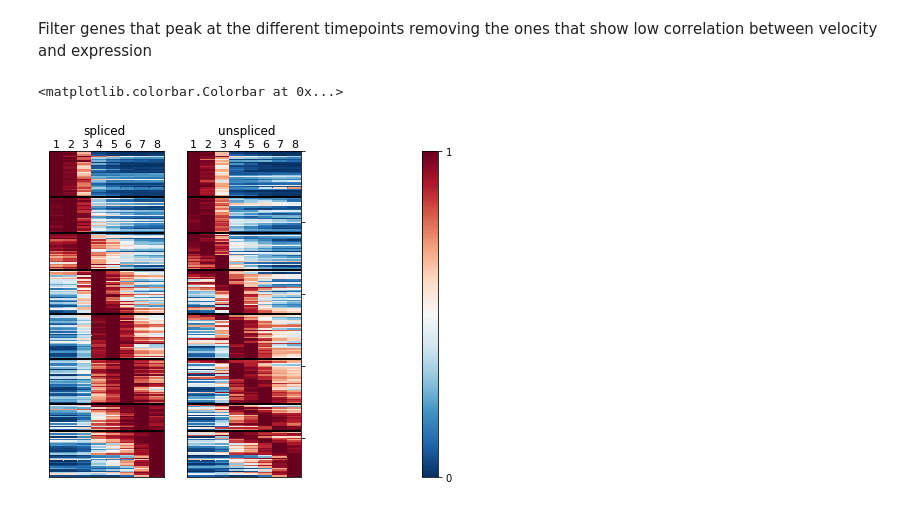
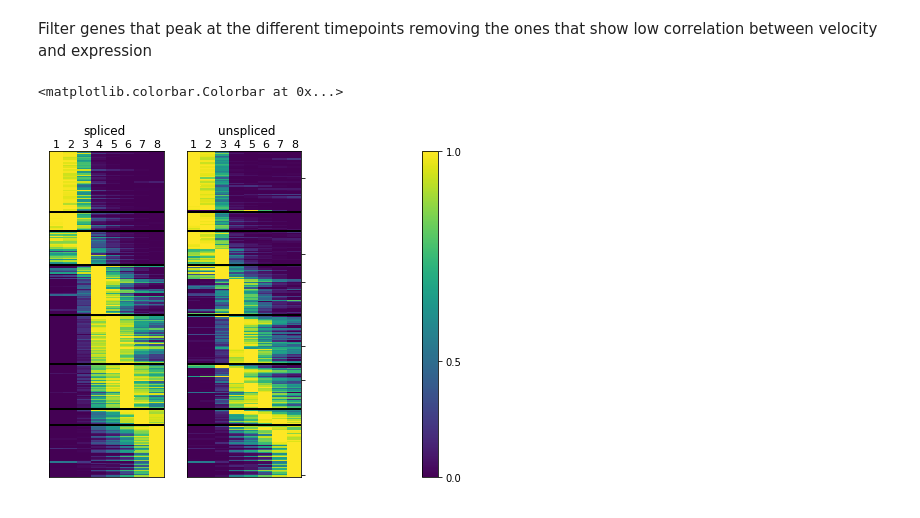
Before and after one commit to velocyto-team/velocyto-notebooks, a Jupyter notebook: python/hgForebrainGlutamatergic.ipynb, the cells around one changed output. Cells and saved outputs as stored; diff of their text form; code cells hidden in the pictures.

Commit message:
Updated Forebrain Glutamatergic analysis notebook

```diff
--- a/python/hgForebrainGlutamatergic.ipynb
+++ b/python/hgForebrainGlutamatergic.ipynb
@@ -133,4 +133,5 @@ vlm.adjust_totS_totU(normalize_total=True, fit_with_low_U=False, svr_C=1, svr_ga
 vlm.perform_PCA()
 plt.plot(np.cumsum(vlm.pca.explained_variance_ratio_)[:100])
 n_comps = np.where(np.diff(np.diff(np.cumsum(vlm.pca.explained_variance_ratio_))>0.0055))[0][0]
+vlm.pcs[:,1] *= -1 # flip for consistency with previous version
 # %% [output]
@@ -154,8 +156,8 @@ labels = np.argsort(aggregate(labels, pc_obj.arclength, func="mean"))[labels]
 manual_annotation = {str(i):[i] for i in labels}
 annotation_dict = {v:k for k, values in manual_annotation.items() for v in values }
 clusters = np.array([annotation_dict[i] for i in labels])
-colors20 = np.vstack((plt.cm.Vega20b(np.linspace(0., 1, 20))[::2], plt.cm.Vega20c(np.linspace(0, 1, 20))[1::2]))
-vlm.set_clusters(clusters, cluter_colors_dict={k:colors20[v[0] % 20,:] for k,v in manual_annotation.items()})
+colors20 = np.vstack((plt.cm.tab20b(np.linspace(0., 1, 20))[::2], plt.cm.tab20c(np.linspace(0, 1, 20))[1::2]))
+vlm.set_clusters(clusters, cluster_colors_dict={k:colors20[v[0] % 20,:] for k,v in manual_annotation.items()})
 # %%
 k = 550
 vlm.knn_imputation(n_pca_dims=n_comps,k=k, balanced=True,
@@ -203,0 +213,2 @@ plt.axis("equal");
+# %%
+ds = loompy.connect("data/hgForebrainGlut.loom")
@@ -298,3 +360,16 @@ Usort = u[ix_filter,:] / u[ix_filter,:].sum(1)[:,None]
 ix1 = np.argsort(Usort.argmax(1), kind='mergesort')
 ix2 = np.argsort(Ssort[ix1, :].argmax(1), kind='mergesort')
 ixa2b = ix1[ix2]
+# %%
+ra_gene = np.array(vlm.ra["Gene"])[ix_filter][ixa2b]
+gammas = np.array(vlm.gammas)[ix_filter][ixa2b]
+
+S = s[ix_filter,:][ixa2b,:]
+S_norm = np.array(S) - np.percentile(S, 1,1)[:,None]
+S_norm = S_norm / np.percentile(S_norm, 99,1)[:,None]
+S_norm = np.clip(S_norm, 0,1)
+
+U = u[ix_filter,:][ixa2b,:]
+U_norm = np.array(U) - np.percentile(U, 1,1)[:,None]
+U_norm = U_norm / np.percentile(U_norm, 99,1)[:,None]
+U_norm = np.clip(U_norm, 0,1)
@@ -301,42 +378,39 @@ ixa2b = ix1[ix2]
 # %%
 plt.figure(None, (7, 6))
 plt.subplot(131)
 plt.text(0.3,1.05,"spliced", fontdict={"size":12}, transform=plt.gca().transAxes )
 plt.xticks(np.arange(s.shape[1])+0.5, np.arange(s.shape[1])+1, fontsize=11, ha="center", va="center");
-plt.gca().tick_params(axis='x', labeltop='on', labelbottom='off', bottom="off" )
-plt.gca().tick_params(axis='y', labelleft='off', left="off" )
-S = s[ix_filter,:][ixa2b,:]
-S_norm = S #- np.percentile(S, 1,1)[:,None]
-S_norm = S_norm / np.percentile(S_norm, 100,1)[:,None]
-S_norm = np.clip(S_norm, 0,1)
-plt.pcolormesh(S_norm, cmap=plt.cm.RdBu_r, ) # aspect=0.1, interpolation="none"
+plt.gca().tick_params(axis='x', labeltop=True, labelbottom=False, bottom=False )
+plt.gca().tick_params(axis='y', labelleft=False, left=False )
+
+
+plt.pcolormesh(S_norm, cmap=plt.cm.viridis, norm=colors.PowerNorm(gamma=1.5)) # aspect=0.1, interpolation="none"
 plt.gca().invert_yaxis()
-for hl in np.where(np.diff(Ssort[ix1[ix2], :].argmax(1)))[0]:
+for hl in np.where(np.diff(Ssort[ixa2b, :].argmax(1)))[0]:
     plt.axhline(hl, c="k", lw=2)
 
 plt.subplot(132)
 plt.text(0.27,1.05,"unspliced", fontdict={"size":12}, transform=plt.gca().transAxes )
 plt.xticks(np.arange(s.shape[1])+0.5, np.arange(s.shape[1])+1, fontsize=11, ha="center", va="center");
-plt.gca().tick_params(axis='x', labeltop='on', labelbottom='off', bottom="off" )
-plt.gca().tick_params(axis='y', labelleft='off', left="off" )
-U = u[ix_filter,:][ixa2b,:]
-U_norm = U #- np.percentile(U, 1,1)[:,None]
-U_norm = U_norm / np.percentile(U_norm, 100,1)[:,None]
-U_norm = np.clip(U_norm, 0,1)
-cax = plt.pcolormesh(U_norm, cmap=plt.cm.RdBu_r,) #aspect=0.1, interpolation="none"
+plt.gca().tick_params(axis='x', labeltop=True, labelbottom=False, bottom=False )
+plt.gca().tick_params(axis='y', labelleft=False, left=False )
+
+
+cax = plt.pcolormesh(U_norm, cmap=plt.cm.viridis,norm=colors.PowerNorm(gamma=1.5),) #aspect=0.1, interpolation="none",
 plt.gca().invert_yaxis()
 
-for hl in np.where(np.diff(Ssort[ix1[ix2], :].argmax(1)))[0]:
+for hl in np.where(np.diff(Ssort[ixa2b, :].argmax(1)))[0]:
     plt.axhline(hl, c="k", lw=2)
 
-plt.gca().tick_params(axis='y', labelleft='off', left="off", right="on")
+plt.gca().tick_params(axis='y', labelleft=False, left=False, right=True)
+plt.yticks(np.where(np.in1d(ra_gene,["FAM64A", "RNASEH2B", "ELAVL4", "DCX", "STMN2", "GRIA3"]))[0])
 
 plt.subplot(133)
 plt.axis("off")
-plt.colorbar(cax, ax=plt.gca(),ticks=[0, 1.], orientation='vertical')
+plt.colorbar(cax, ax=plt.gca(),ticks=[0,0.5,1.], orientation='vertical')
 # %% [output]
 <matplotlib.colorbar.Colorbar at 0x...>
-[figure, old version]
+[figure, new version]
 # %%
 peek_shown = ["FAM64A", "RNASEH2B", "ELAVL4", "DCX", "STMN2", "GRIA3"]
 plt.figure(None, (7,6.))
```
Also changed, not shown: parts of 20 cells of this notebook.
